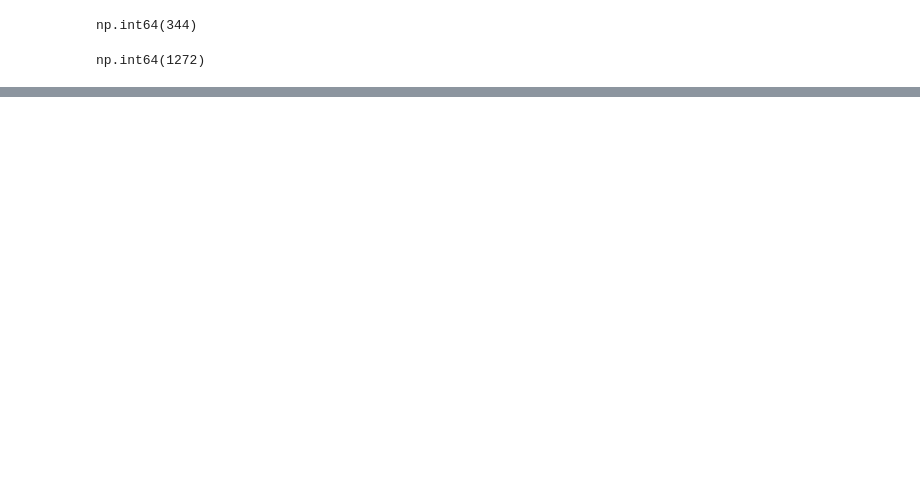
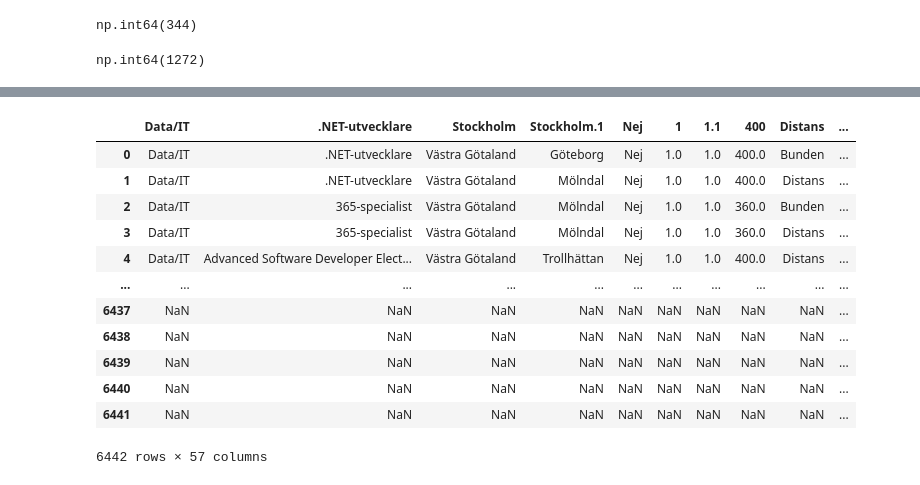
Before and after one commit to AntonBackeus/DataVisualisering_Projekt_YhKollen_G1, a Jupyter notebook: eda/anton_eda.ipynb, the cells around one changed output, grey strips where cells are left out. Drawn from its saved outputs; the diff is of its cells as text; code cells hidden in the pictures; blank space fills up the shorter version.

```diff
--- a/eda/anton_eda.ipynb
+++ b/eda/anton_eda.ipynb
@@ -202,0 +253,36 @@ fig.show()
+# %%
+PROGRAM_NAMES = {
+    2020: "resultat-ansokningsomgang-2020.xlsx",
+    2021: "resultat-ansokningsomgang-2021.xlsx",
+    2022: "resultat-ansokningsomgang-2022.xlsx",
+    2023: "resultat-ansokningsomgang-2023.xlsx",
+    2024: "resultat-ansokningsomgang-2024.xlsx"
+}
+
+df_list= []
+for value in PROGRAM_NAMES.values():
+    temp_df = pd.read_excel(
+        "../data/program/" + value,
+        sheet_name="Tabell 3",
+        skiprows=5,
+
+    )
+    df_list.append(temp_df)
+
+df_merged = pd.concat(df_list, sort=False, ignore_index=True)
+
+df_merged
+# %% [output]
+|  | Data/IT | .NET-utvecklare | Stockholm | Stockholm.1 | Nej | 1 | 1.1 | 400 | Distans | ... |
+| 0 | Data/IT | .NET-utvecklare | Västra Götaland | Göteborg | Nej | 1.0 | 1.0 | 400.0 | Bunden | ... |
+| 1 | Data/IT | .NET-utvecklare | Västra Götaland | Mölndal | Nej | 1.0 | 1.0 | 400.0 | Distans | ... |
+| 2 | Data/IT | 365-specialist | Västra Götaland | Mölndal | Nej | 1.0 | 1.0 | 360.0 | Bunden | ... |
+| 3 | Data/IT | 365-specialist | Västra Götaland | Mölndal | Nej | 1.0 | 1.0 | 360.0 | Distans | ... |
+| 4 | Data/IT | Advanced Software Developer Elect... | Västra Götaland | Trollhättan | Nej | 1.0 | 1.0 | 400.0 | Distans | ... |
+| ... | ... | ... | ... | ... | ... | ... | ... | ... | ... | ... |
+| 6437 | NaN | NaN | NaN | NaN | NaN | NaN | NaN | NaN | NaN | ... |
+| 6438 | NaN | NaN | NaN | NaN | NaN | NaN | NaN | NaN | NaN | ... |
+| 6439 | NaN | NaN | NaN | NaN | NaN | NaN | NaN | NaN | NaN | ... |
+| 6440 | NaN | NaN | NaN | NaN | NaN | NaN | NaN | NaN | NaN | ... |
+| 6441 | NaN | NaN | NaN | NaN | NaN | NaN | NaN | NaN | NaN | ... |
+6442 rows × 57 columns
```
Also changed, not shown: parts of 9 cells of this notebook.
